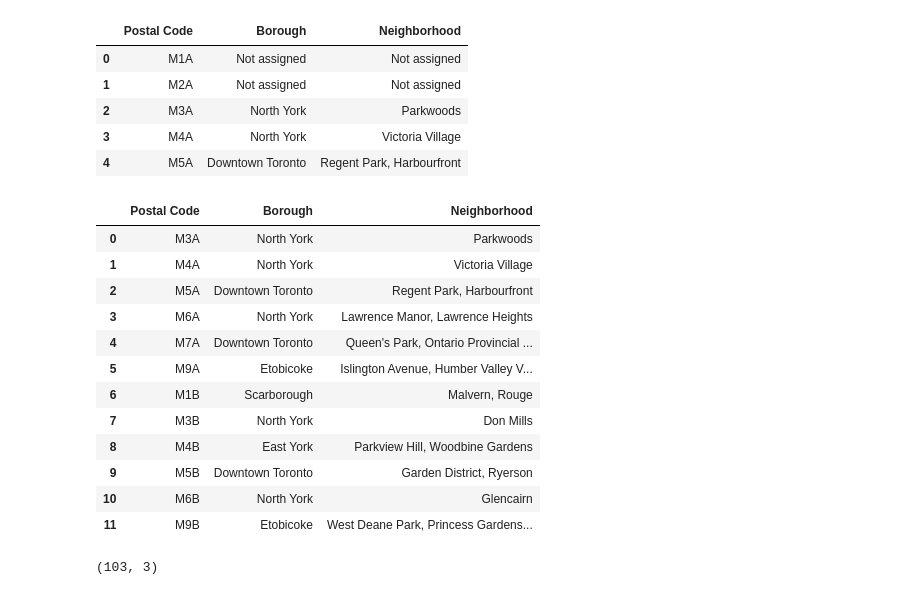
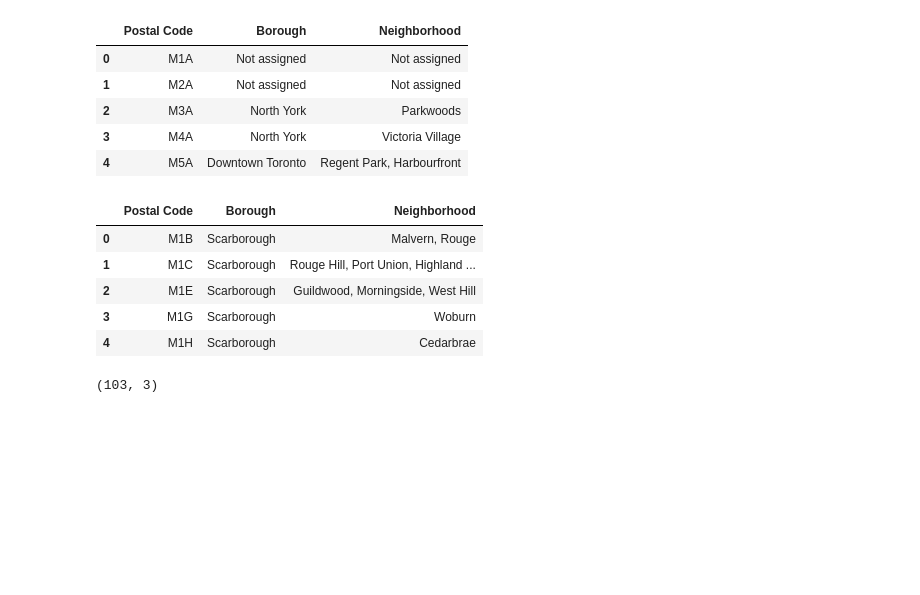
Before and after one commit to Vaidehi-Bhandarkar/Coursera_Capstone, a Jupyter notebook: Toronto.ipynb, the cells around one changed output. Cells and saved outputs as stored; diff of their text form; code cells hidden in the pictures; blank space fills up the shorter version.

```diff
--- a/Toronto.ipynb
+++ b/Toronto.ipynb
@@ -23,22 +23,16 @@ df.head()
 # %%
 df.drop(df.loc[df['Borough']=="Not assigned "].index, inplace=True)
 #df.reset_index(inplace = True)
-#df.drop(['index', 'level_0'], axis = 1, inplace=True)
-df.head(12)
+df.drop(['index'], axis = 1, inplace=True)
+df.sort_index(by='Postal Code',ascending=True, inplace=True)
+df.head()
 # %% [output]
 |  | Postal Code | Borough | Neighborhood |
-| 0 | M3A | North York | Parkwoods |
-| 1 | M4A | North York | Victoria Village |
-| 2 | M5A | Downtown Toronto | Regent Park, Harbourfront |
-| 3 | M6A | North York | Lawrence Manor, Lawrence Heights |
-| 4 | M7A | Downtown Toronto | Queen's Park, Ontario Provincial ... |
-| 5 | M9A | Etobicoke | Islington Avenue, Humber Valley V... |
-| 6 | M1B | Scarborough | Malvern, Rouge |
-| 7 | M3B | North York | Don Mills |
-| 8 | M4B | East York | Parkview Hill, Woodbine Gardens |
-| 9 | M5B | Downtown Toronto | Garden District, Ryerson |
-| 10 | M6B | North York | Glencairn |
-| 11 | M9B | Etobicoke | West Deane Park, Princess Gardens... |
+| 0 | M1B | Scarborough | Malvern, Rouge |
+| 1 | M1C | Scarborough | Rouge Hill, Port Union, Highland ... |
+| 2 | M1E | Scarborough | Guildwood, Morningside, West Hill |
+| 3 | M1G | Scarborough | Woburn |
+| 4 | M1H | Scarborough | Cedarbrae |
 # %%
 df.shape
 # %% [output]
```
Also changed, not shown: parts of 6 cells of this notebook.
